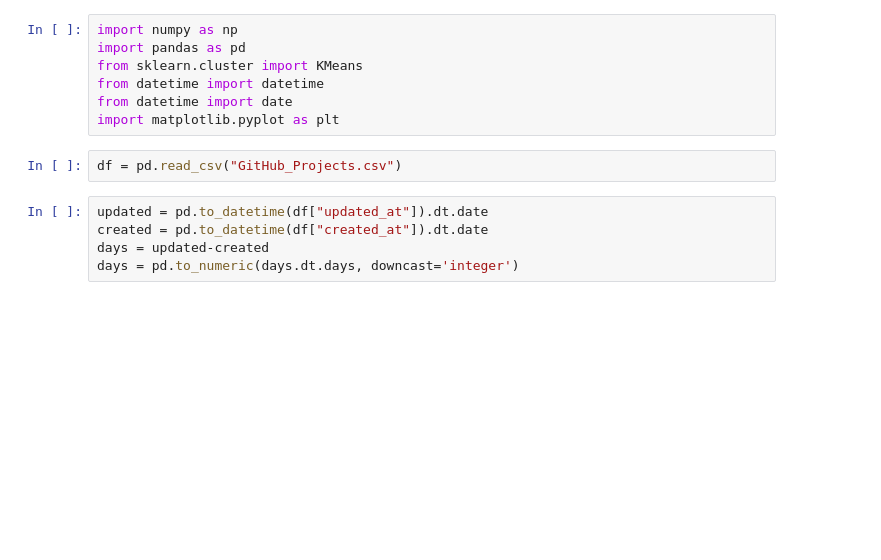
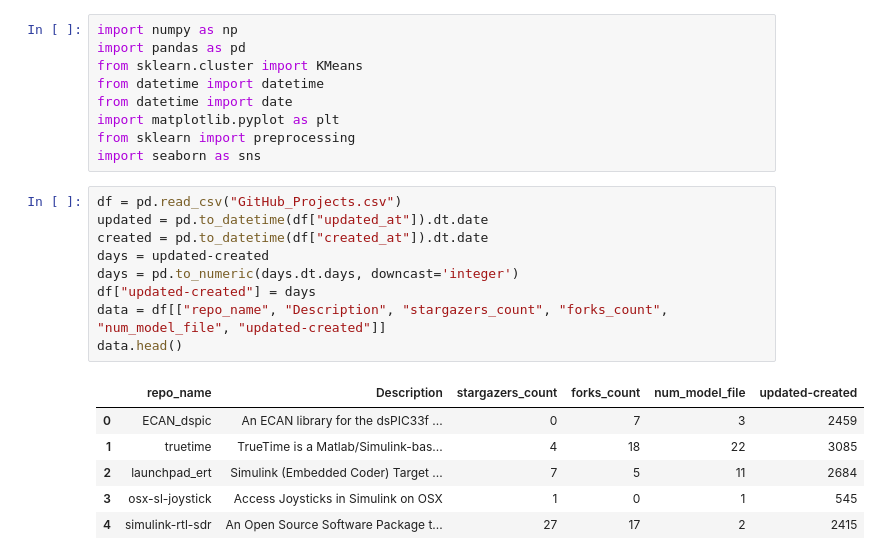
Before and after one commit to Shiva-K-7/ASE-07, a Jupyter notebook: cluster_projects1.ipynb, the cells around one changed output. Cells and saved outputs as stored; diff of their text form; blank space fills up the shorter version.

```diff
--- a/cluster_projects1.ipynb
+++ b/cluster_projects1.ipynb
@@ -5,10 +5,21 @@ from sklearn.cluster import KMeans
 from datetime import datetime
 from datetime import date
 import matplotlib.pyplot as plt
+from sklearn import preprocessing
+import seaborn as sns
-# %%
-df = pd.read_csv("GitHub_Projects.csv")
 # %%
+df = pd.read_csv("GitHub_Projects.csv")
 updated = pd.to_datetime(df["updated_at"]).dt.date
 created = pd.to_datetime(df["created_at"]).dt.date
 days = updated-created
 days = pd.to_numeric(days.dt.days, downcast='integer')
+df["updated-created"] = days
+data = df[["repo_name", "Description", "stargazers_count", "forks_count", "num_model_file", "updated-created"]]
+data.head()
+# %% [output]
+|  | repo_name | Description | stargazers_count | forks_count | num_model_file | updated-created |
+| 0 | ECAN_dspic | An ECAN library for the dsPIC33f ... | 0 | 7 | 3 | 2459 |
+| 1 | truetime | TrueTime is a Matlab/Simulink-bas... | 4 | 18 | 22 | 3085 |
+| 2 | launchpad_ert | Simulink (Embedded Coder) Target ... | 7 | 5 | 11 | 2684 |
+| 3 | osx-sl-joystick | Access Joysticks in Simulink on OSX | 1 | 0 | 1 | 545 |
+| 4 | simulink-rtl-sdr | An Open Source Software Package t... | 27 | 17 | 2 | 2415 |
```
Also changed, not shown: parts of 8 cells of this notebook.
